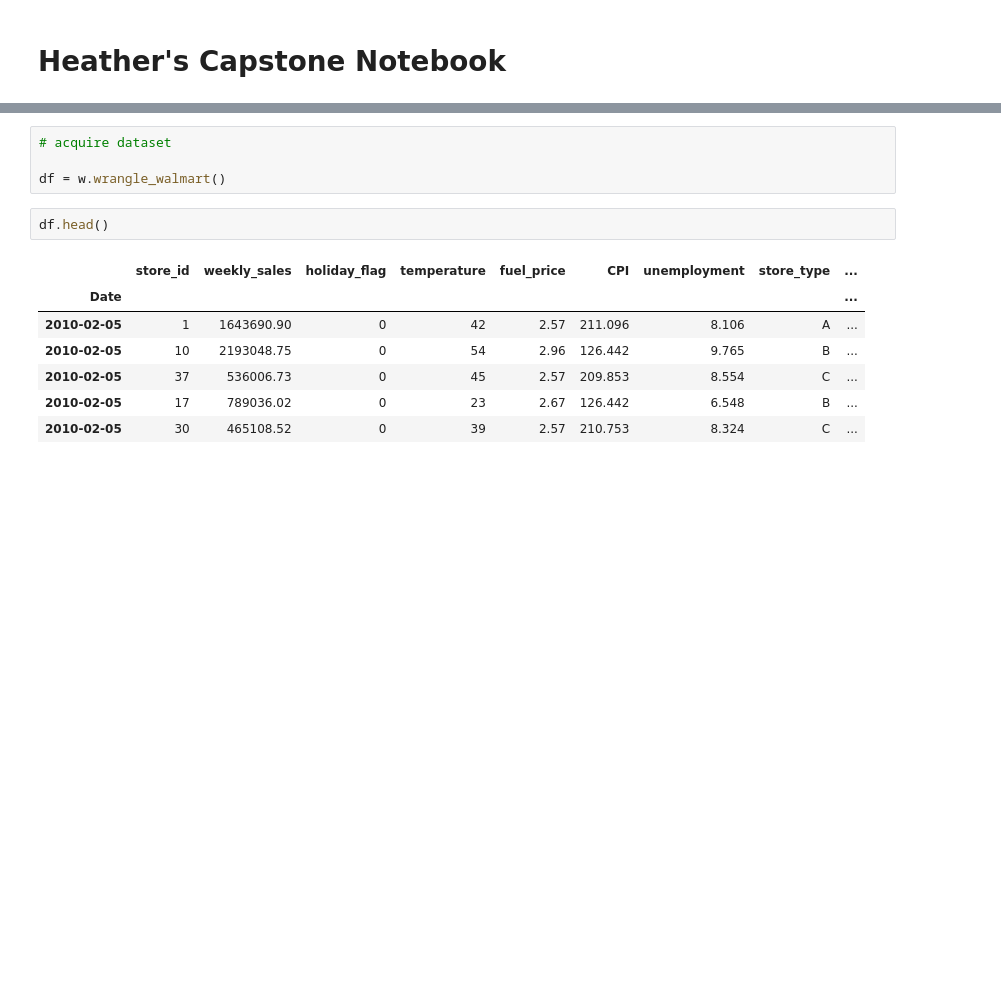
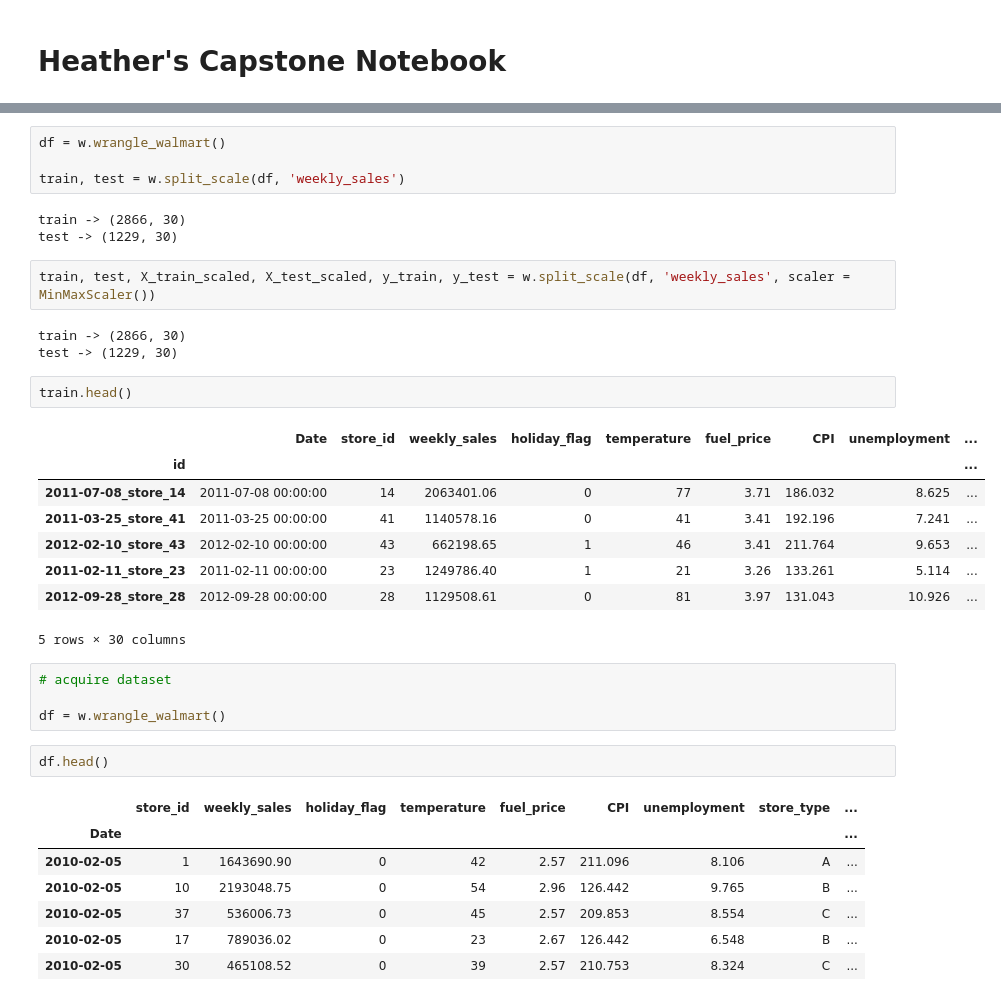
Before and after one commit to Attention-Walmart-Shoppers/capstone, a Jupyter notebook: Heather Initial Notebook.ipynb, the cells around one changed output, grey strips where cells are left out. Saved outputs shown, nothing was run; the diff lists cells and outputs as text; blank space fills up the shorter version.

```diff
--- a/Heather Initial Notebook.ipynb
+++ b/Heather Initial Notebook.ipynb
@@ -39,6 +41,29 @@ sns.color_palette(walmart_palette_c)
  (1.0, 0.7607843137254902, 0.12549019607843137),
  (0.21176470588235294, 0.48627450980392156, 0.16862745098039217),
  (0.4627450980392157, 0.7529411764705882, 0.2627450980392157)]
+# %%
+df = w.wrangle_walmart()
+
+train, test = w.split_scale(df, 'weekly_sales')
+# %% [output]
+train -> (2866, 30)
+test -> (1229, 30)
+# %%
+train, test, X_train_scaled, X_test_scaled, y_train, y_test = w.split_scale(df, 'weekly_sales', scaler = MinMaxScaler())
+# %% [output]
+train -> (2866, 30)
+test -> (1229, 30)
+# %%
+train.head()
+# %% [output]
+|  | Date | store_id | weekly_sales | holiday_flag | temperature | fuel_price | CPI | unemployment | ... |
+| id |  |  |  |  |  |  |  |  | ... |
+| 2011-07-08_store_14 | 2011-07-08 00:00:00 | 14 | 2063401.06 | 0 | 77 | 3.71 | 186.032 | 8.625 | ... |
+| 2011-03-25_store_41 | 2011-03-25 00:00:00 | 41 | 1140578.16 | 0 | 41 | 3.41 | 192.196 | 7.241 | ... |
+| 2012-02-10_store_43 | 2012-02-10 00:00:00 | 43 | 662198.65 | 1 | 46 | 3.41 | 211.764 | 9.653 | ... |
+| 2011-02-11_store_23 | 2011-02-11 00:00:00 | 23 | 1249786.40 | 1 | 21 | 3.26 | 133.261 | 5.114 | ... |
+| 2012-09-28_store_28 | 2012-09-28 00:00:00 | 28 | 1129508.61 | 0 | 81 | 3.97 | 131.043 | 10.926 | ... |
+5 rows × 30 columns
 # %%
 # acquire dataset
 
```
Also changed, not shown: parts of 13 cells of this notebook.
